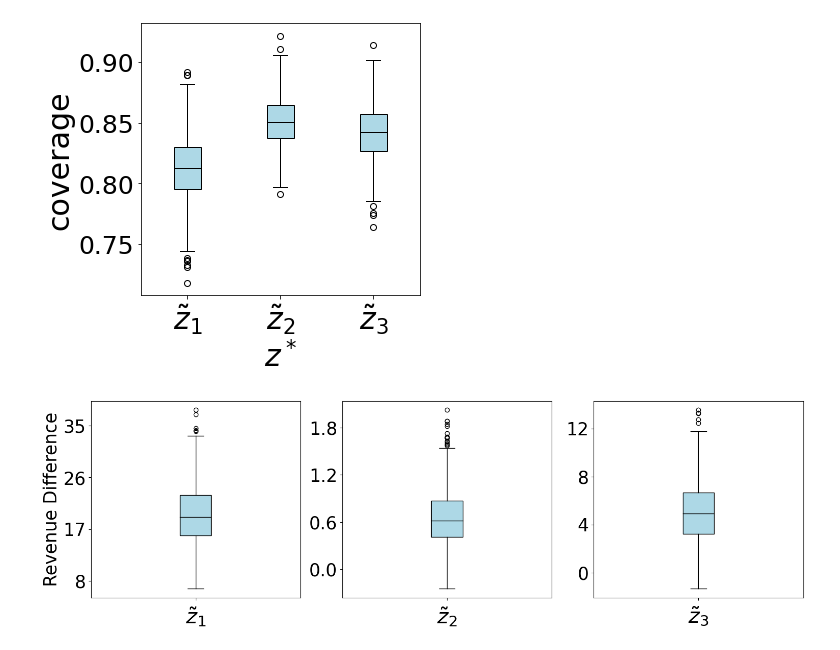
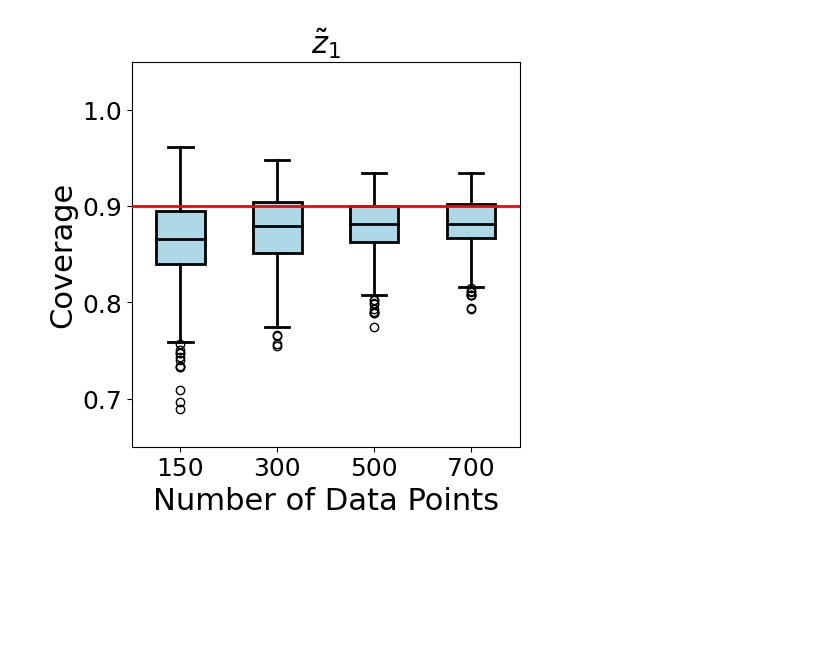
Before and after one commit to JialeHan22/Conformal-Online-Auction-Design, a Jupyter notebook: Real Data Analysis/eBay_real_data_code.ipynb, the cells around one changed output. Drawn from its saved outputs; the diff is of its cells as text; code cells hidden in the pictures; blank space fills up the shorter version.

```diff
--- a/Real Data Analysis/eBay_real_data_code.ipynb
+++ b/Real Data Analysis/eBay_real_data_code.ipynb
@@ -82,6 +55,3 @@ for j in Table['Auction ID'].unique():
 
 # Create a new filtered DataFrame
 Table_new = Table[false]
-# %%
-Table_new = add_average(Table_new)
-trunctime(Table_new, 6.5)
@@ -298,0 +325,23 @@ payments_sa, sb_values_sa, max_welfares_sa, Differ__sa, IR_coverage_sa, Prop_sa
+# %%
+def diff_N(Table_his, Table_new,N=500,item="syschannel",num_runs=10, indices=[0]):
+    COAD_matrix, myerson_revenue_matrix, second_price, max_welfares, coverage_matrix, Reserve = repeated_exp(Table_his, Table_new,N,item,num_runs)
+    COAD_matrix = COAD_matrix[:, indices]
+    myerson_revenue_matrix = myerson_revenue_matrix[:, indices]
+    second_price = [second_price[i] for i in indices]
+    max_welfares = [max_welfares[i] for i in indices]
+    coverage_matrix = coverage_matrix[:, indices]
+    Reserve = [Reserve[i] for i in indices]
+
+    COAD = np.mean(COAD_matrix, axis=0)
+    myerson_revenue = np.mean(myerson_revenue_matrix, axis=0)
+
+    COAD_average = np.mean(COAD)
+    COAD_CI = get_CI(np.mean(COAD_matrix, axis=1))
+    myerson_revenue_average = np.mean(myerson_revenue)
+    myerson_revenue_CI = get_CI(np.mean(myerson_revenue_matrix, axis=1))
+    second_price_average = np.mean(second_price)
+    max_welfares_average = np.mean(max_welfares)
+    reserve_price = np.mean(Reserve)
+
+    coverage_IR = np.mean(coverage_matrix, axis=1)
+    return COAD_average, COAD_CI, myerson_revenue_average, myerson_revenue_CI, second_price_average, max_welfares_average,coverage_IR, reserve_price
@@ -299,44 +401,18 @@ payments_sa, sb_values_sa, max_welfares_sa, Differ__sa, IR_coverage_sa, Prop_sa
 # %%
 fig = plt.figure(figsize=(5, 5))
-data = [IR_coverage_s, IR_coverage_m, IR_coverage_sa]
-plt.boxplot(data, patch_artist=True, medianprops=dict(color="black"), boxprops=dict(facecolor='lightblue'))
-plt.xlabel('$z^*$', fontsize=30)
-plt.ylabel('coverage', fontsize=30)
+plt.boxplot(coverage_IRs, patch_artist=True,
+            medianprops=dict(color="black", linewidth=2),
+            boxprops=dict(facecolor='lightblue', linewidth=2),
+            whiskerprops=dict(linewidth=2),
+            capprops=dict(linewidth=2),widths=0.5, labels=N_values)
+plt.title(r"$\tilde{z}_1$", fontsize=22)
+plt.xlabel("Number of Data Points", fontsize=22)
+plt.ylabel('Coverage', fontsize=22)
 plt.locator_params(axis='y', nbins=5)
-plt.yticks([0.75,0.80,0.85,0.9], fontsize=25)
-plt.xticks([1, 2, 3], [r"$\tilde{z}_1$",r"$\tilde{z}_2$",r"$\tilde{z}_3$" ], fontsize=30)
+plt.axhline(y=0.9, color='red', linestyle='-', label='', linewidth=2,zorder=3)
+plt.yticks([0.7, 0.8, 0.9, 1.0], fontsize=18)
+plt.xticks(range(1, len(N_values) + 1), N_values, fontsize=18)
+plt.ylim([0.65, 1.05])
 plt.show()
 # %% [output]
-[figure, old version]
+[figure, new version]
-# %%
-fig, axs = plt.subplots(1, 3, figsize=(18, 5)) # Adjust figsize as needed
-
-# Customize the first subplot
-axs[0].boxplot(Differ__s, patch_artist=True, boxprops=dict(facecolor='lightblue'),
-               medianprops=dict(color="black"))
-axs[0].set_xlabel(r"$\tilde{z}_1$", fontsize=30)
-axs[0].set_ylabel('Revenue Difference', fontsize=25)
-axs[0].tick_params(axis='y', labelsize=25)
-axs[0].set_xticklabels([''])
-axs[0].set_yticks([8,17,26,35])
-
-# Draw a boxplot for Differ__m on the second subplot
-axs[1].boxplot(Differ__m, patch_artist=True, boxprops=dict(facecolor='lightblue'),
-               medianprops=dict(color="black"))
-axs[1].set_xlabel(r"$\tilde{z}_2$", fontsize=30)
-axs[1].tick_params(axis='y', labelsize=25)
-axs[1].set_xticklabels([''])
-axs[1].set_yticks([0,0.6,1.2,1.8])
-
-
-# Draw a boxplot for Differ__sa on the third subplot
-axs[2].boxplot(Differ__sa, patch_artist=True, boxprops=dict(facecolor='lightblue'),
-               medianprops=dict(color="black"))
-axs[2].set_xlabel(r"$\tilde{z}_3$", fontsize=30)
-axs[2].tick_params(axis='y', labelsize=25)
-axs[2].set_xticklabels([''])
-axs[2].set_yticks([0,4,8,12])
-
-plt.show()
-# %% [output]
-[figure, removed]
```
Also changed, not shown: parts of 38 cells of this notebook.
